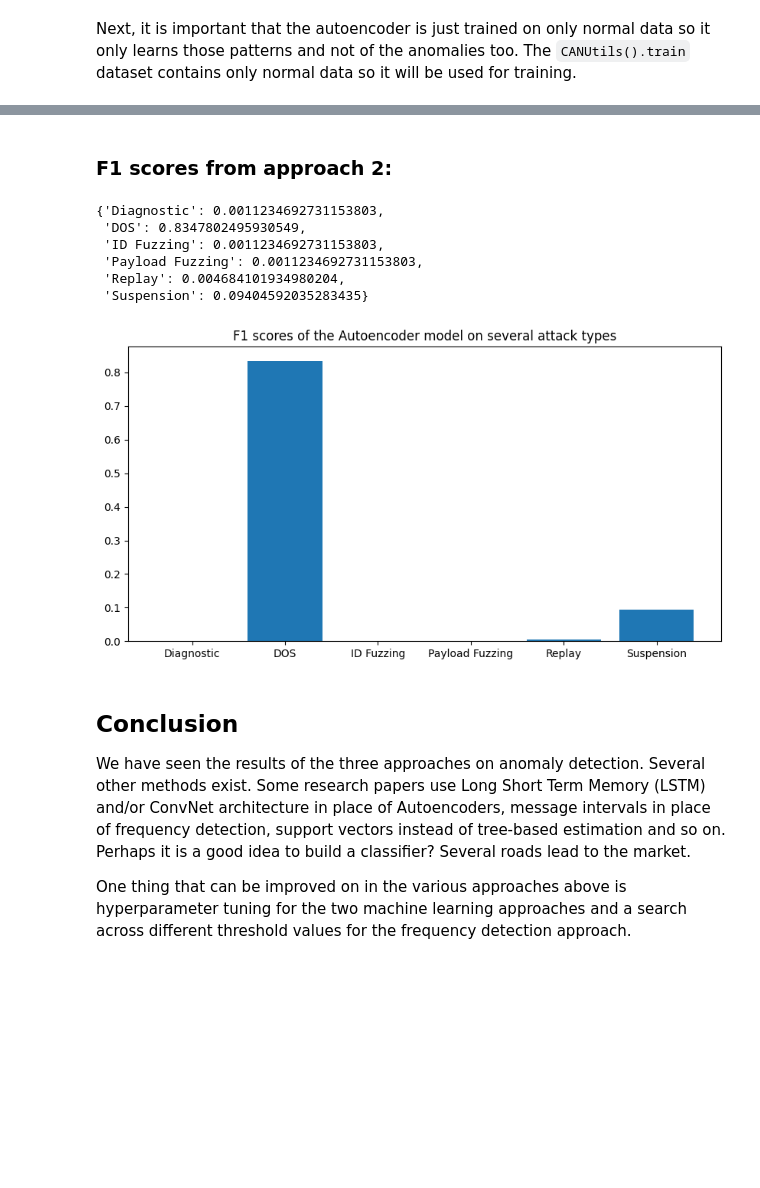
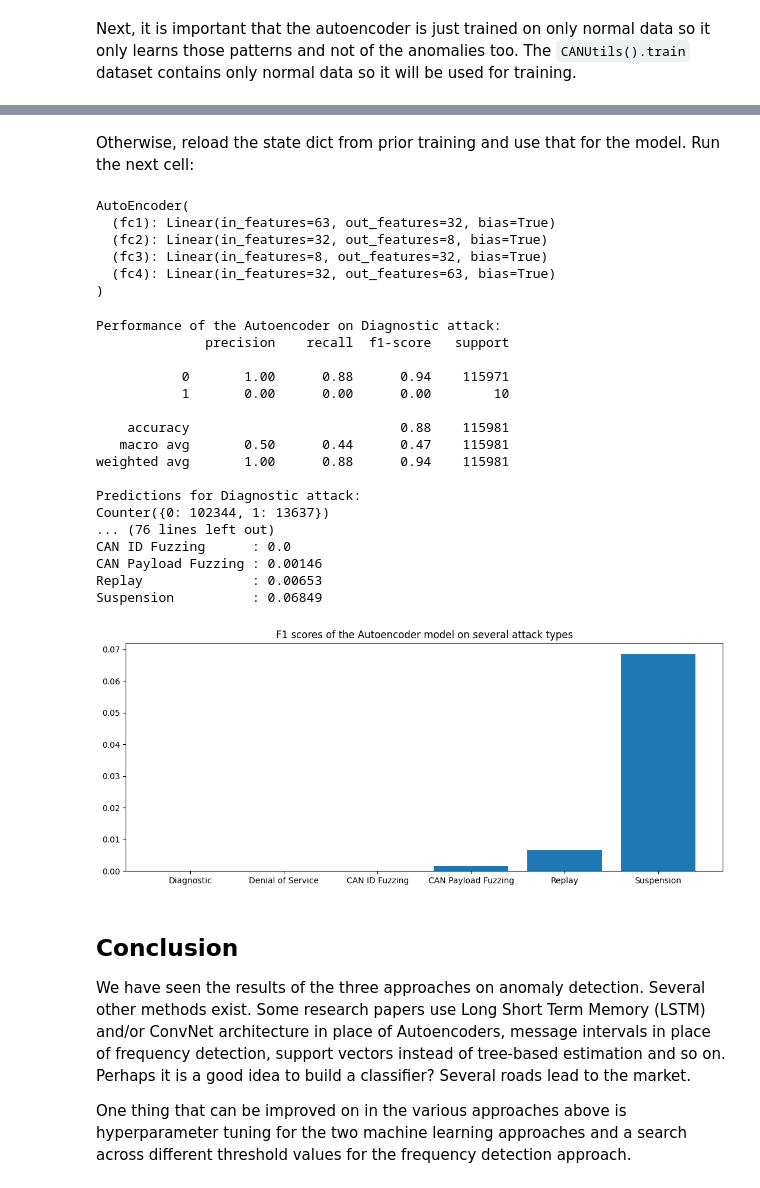
Before and after one commit to akin-oladejo/can-anomaly-detection, a Jupyter notebook: notebooks/Detecting Attacks on the Renault CAN data.ipynb, the cells around one changed output, grey strips where cells are left out. Cells and saved outputs as stored; diff of their text form; code cells hidden in the pictures; blank space fills up the shorter version.

```diff
--- a/notebooks/Detecting Attacks on the Renault CAN data.ipynb
+++ b/notebooks/Detecting Attacks on the Renault CAN data.ipynb
@@ -602,0 +519,3 @@ Now that everything is set up, let's train the model:
+# %%
+input = utils3.train
+autoenc = AutoEncoder(size=input.shape[1]).to(device)
@@ -618,5 +541,0 @@ Done
-# %%
-device = 'cuda:0' if T.cuda.is_available() else 'cpu'
-autoenc = AutoEncoder(input_size).to(device)
-autoenc.load_state_dict(T.load('can-autoencoder.pt'))
-autoenc.eval()
@@ -732,18 +542,43 @@ weighted avg       0.78      0.76      0.77    115472
-# %% [markdown]
-### F1 scores from approach 2:
-# %%
-autoenc.attack_f1
-# %% [output]
-{'Diagnostic': 0.0011234692731153803,
- 'DOS': 0.8347802495930549,
- 'ID Fuzzing': 0.0011234692731153803,
- 'Payload Fuzzing': 0.0011234692731153803,
- 'Replay': 0.004684101934980204,
- 'Suspension': 0.09404592035283435}
-# %%
-autoenc.chart_f1()
-# %% [output]
-[figure, removed]
+# %% [markdown]
+Otherwise, reload the state dict from prior training and use that for the model. Run the next cell:
+# %%
+# load weights
+autoenc.load_state_dict(T.load('can-autoencoder.pt', map_location=device))
+
+# use 1 zscore of the input reconstruction errors array as the threshold
+autoenc.zscore_threshold(input)
+
+autoenc.eval() # set to eval mode
+# %% [output]
+AutoEncoder(
+  (fc1): Linear(in_features=63, out_features=32, bias=True)
+  (fc2): Linear(in_features=32, out_features=8, bias=True)
+  (fc3): Linear(in_features=8, out_features=32, bias=True)
+  (fc4): Linear(in_features=32, out_features=63, bias=True)
+)
+# %%
+test_approach(model=autoenc,
+              utils=utils3,
+              print_report=True)
+# %% [output]
+Performance of the Autoencoder on Diagnostic attack:
+              precision    recall  f1-score   support
+
+           0       1.00      0.88      0.94    115971
+           1       0.00      0.00      0.00        10
+
+    accuracy                           0.88    115981
+   macro avg       0.50      0.44      0.47    115981
+weighted avg       1.00      0.88      0.94    115981
+
+Predictions for Diagnostic attack:
+Counter({0: 102344, 1: 13637})
+... (76 lines left out)
+CAN ID Fuzzing      : 0.0
+CAN Payload Fuzzing : 0.00146
+Replay              : 0.00653
+Suspension          : 0.06849
+[figure, added]
 # %% [markdown]
 ## Conclusion
 We have seen the results of the three approaches on anomaly detection. Several other methods exist. Some research papers use Long Short Term Memory (LSTM) and/or ConvNet architecture in place of Autoencoders, message intervals in place of frequency detection, support vectors instead of tree-based estimation and so on. Perhaps it is a good idea to build a classifier? Several roads lead to the market.
```
Also changed, not shown: parts of 72 cells of this notebook.
